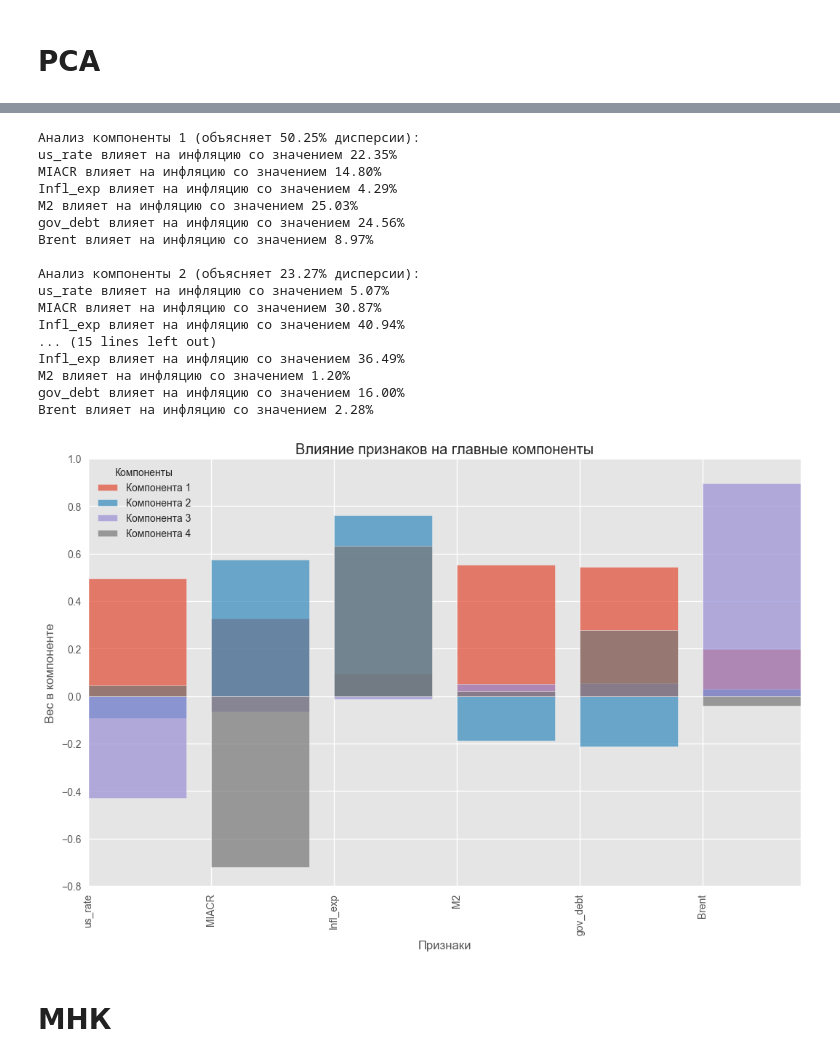
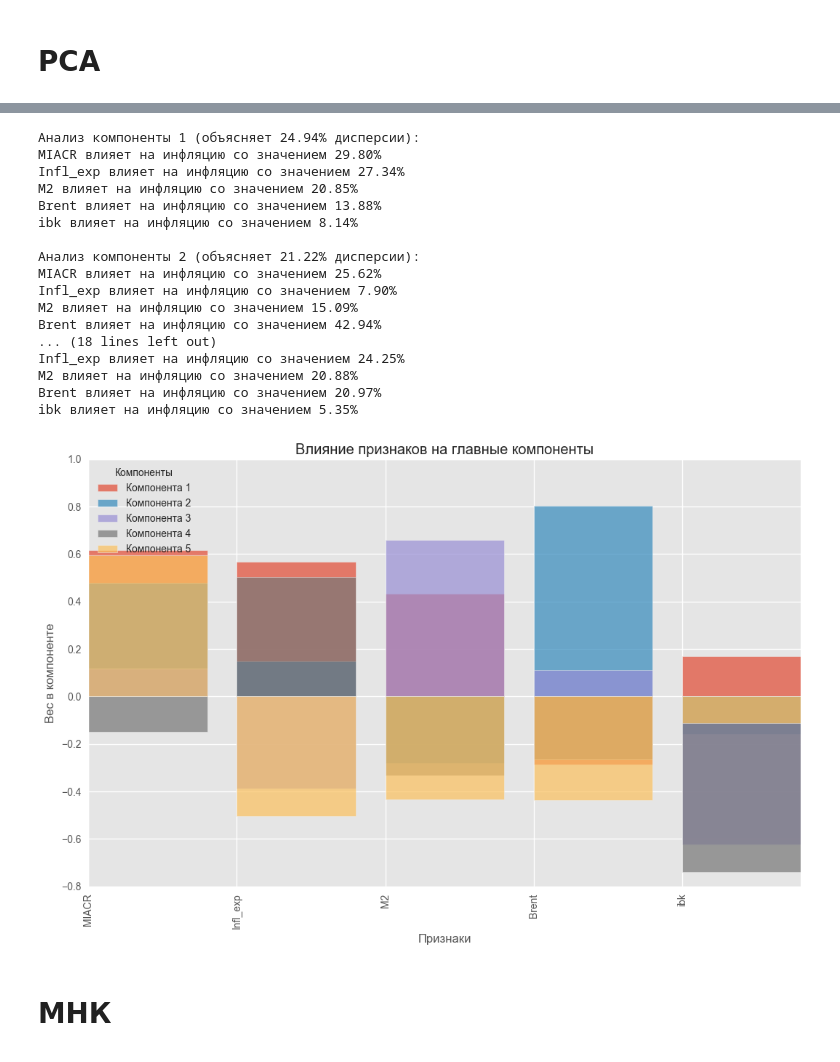
Before and after one commit to askarg/Diploma.-Inflation-model-using-PCA, a Jupyter notebook: PCA.ipynb, the cells around one changed output, grey strips where cells are left out. Saved outputs shown, nothing was run; the diff lists cells and outputs as text; code cells hidden in the pictures.

```diff
--- a/PCA.ipynb
+++ b/PCA.ipynb
@@ -15,7 +90,5 @@ from sklearn.metrics import mean_squared_error
 # %%
-df = pd.read_csv('infl_rus.csv')
-df = df.iloc[:, 2:]
-
+df = stationary_df.dropna().copy()
 # Отделяем целевую переменную (инфляция) и признаки
 X = df.drop(columns=["infl_rus"])  # Признаки
 y = df["infl_rus"]  # Целевая переменная (инфляция)
@@ -106,20 +179,20 @@ plt.show()
-Анализ компоненты 1 (объясняет 50.25% дисперсии):
-us_rate влияет на инфляцию со значением 22.35%
-MIACR влияет на инфляцию со значением 14.80%
-Infl_exp влияет на инфляцию со значением 4.29%
-M2 влияет на инфляцию со значением 25.03%
-gov_debt влияет на инфляцию со значением 24.56%
-Brent влияет на инфляцию со значением 8.97%
+Анализ компоненты 1 (объясняет 24.94% дисперсии):
+MIACR влияет на инфляцию со значением 29.80%
+Infl_exp влияет на инфляцию со значением 27.34%
+M2 влияет на инфляцию со значением 20.85%
+Brent влияет на инфляцию со значением 13.88%
+ibk влияет на инфляцию со значением 8.14%
 
-Анализ компоненты 2 (объясняет 23.27% дисперсии):
-us_rate влияет на инфляцию со значением 5.07%
-MIACR влияет на инфляцию со значением 30.87%
-Infl_exp влияет на инфляцию со значением 40.94%
-... (15 lines left out)
-Infl_exp влияет на инфляцию со значением 36.49%
-M2 влияет на инфляцию со значением 1.20%
-gov_debt влияет на инфляцию со значением 16.00%
-Brent влияет на инфляцию со значением 2.28%
+Анализ компоненты 2 (объясняет 21.22% дисперсии):
+MIACR влияет на инфляцию со значением 25.62%
+Infl_exp влияет на инфляцию со значением 7.90%
+M2 влияет на инфляцию со значением 15.09%
+Brent влияет на инфляцию со значением 42.94%
+... (18 lines left out)
+Infl_exp влияет на инфляцию со значением 24.25%
+M2 влияет на инфляцию со значением 20.88%
+Brent влияет на инфляцию со значением 20.97%
+ibk влияет на инфляцию со значением 5.35%
-[figure, old version]
+[figure, new version]
 # %% [markdown]
 # МНК
```
Also changed, not shown: parts of 10 cells of this notebook, 8 other files.
